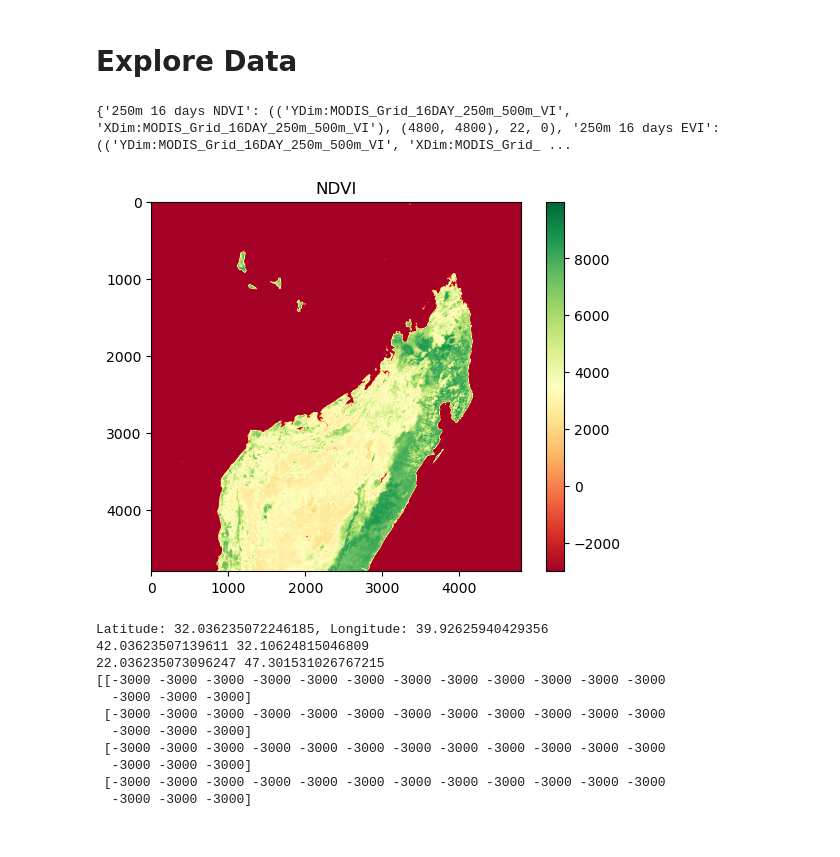
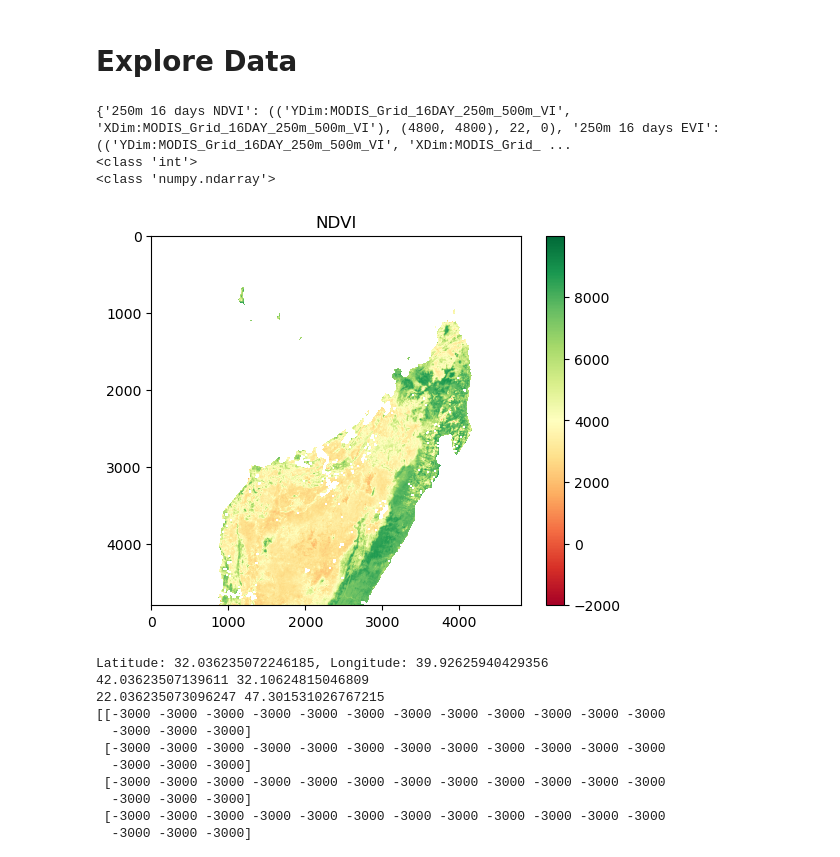
Before and after one commit to aliaagheisX/Nasa-Space-Apps-Green-Wave, a Jupyter notebook: notebooks/example_load_visualize_dataset_with_modis.ipynb, the cells around one changed output. Cells and saved outputs as stored; diff of their text form; code cells hidden in the pictures.

```diff
--- a/notebooks/example_load_visualize_dataset_with_modis.ipynb
+++ b/notebooks/example_load_visualize_dataset_with_modis.ipynb
@@ -17,26 +17,28 @@ hdf = SD(DATASET_FOLDER + FILE_NAME, SDC.READ)
 # %%
 # List available SDS datasets.
 print(hdf.datasets())
 # Access the NDVI data
 data = hdf.select('250m 16 days NDVI')[:]
-# data = data[:,:]
-# attrs = hdf.select('250m 16 days NDVI').attributes(full=1)
-# fillvalue=attrs["_FillValue"]
-# print(type(fillvalue[0]))
-# print(type(data[0]))
-# data = data.astype(float)
+data = data[:,:]
+attrs = hdf.select('250m 16 days NDVI').attributes(full=1)
+fillvalue=attrs["_FillValue"]
+print(type(fillvalue[0]))
+print(type(data[0]))
+data = data.astype(float)
 
-# # fillvalue[0] is the attribute value.
-# fv = (fillvalue[0])
-# data[data == fv] = np.nan
-# data = np.ma.masked_array(data, np.isnan(data))
+# fillvalue[0] is the attribute value.
+fv = (fillvalue[0])
+data[data == fv] = np.nan
+data = np.ma.masked_array(data, np.isnan(data))
 plt.imshow(data, cmap='RdYlGn')
 plt.colorbar()
 plt.title("NDVI")
 plt.show()
 # %% [output]
 {'250m 16 days NDVI': (('YDim:MODIS_Grid_16DAY_250m_500m_VI', 'XDim:MODIS_Grid_16DAY_250m_500m_VI'), (4800, 4800), 22, 0), '250m 16 days EVI': (('YDim:MODIS_Grid_16DAY_250m_500m_VI', 'XDim:MODIS_Grid_ ...
+<class 'int'>
+<class 'numpy.ndarray'>
-[figure, old version]
+[figure, new version]
 # %%
 # Import required libraries
 import numpy as np
```
